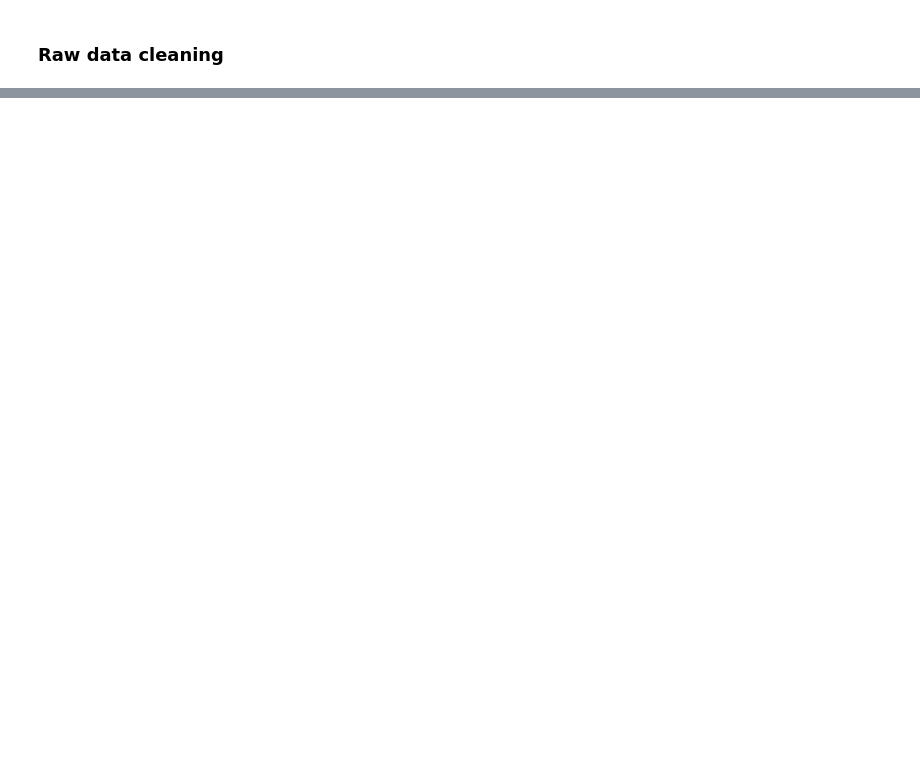
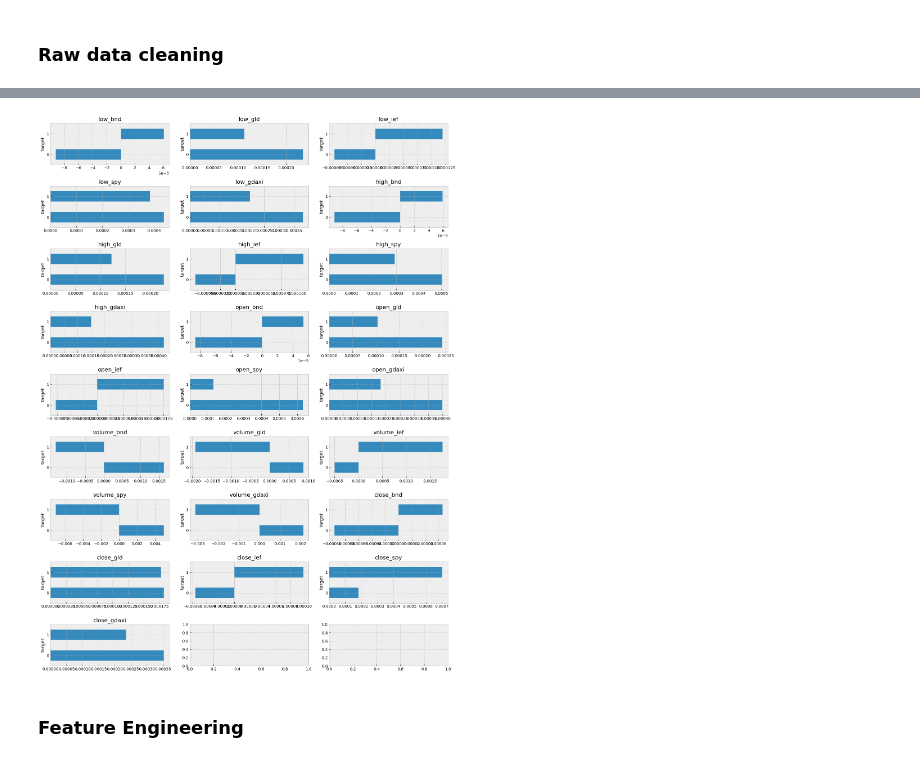
Before and after one commit to RobUngvari/dax-24-strat, a Jupyter notebook: proof_of_concept/[01] Data Cleaning, Feature Engineering, Target Creation.ipynb, the cells around one changed output, grey strips where cells are left out. Drawn from its saved outputs; the diff is of its cells as text; code cells hidden in the pictures; blank space fills up the shorter version.

Commit message:
Addig proof of concept feature engineering

```diff
--- a/proof_of_concept/[01] Data Cleaning, Feature Engineering, Target Creation.ipynb
+++ b/proof_of_concept/[01] Data Cleaning, Feature Engineering, Target Creation.ipynb
@@ -83,0 +83,19 @@ Freq: B, Name: close_gdaxi, Length: 3759, dtype: float64
+# %%
+fig, axes = plt.subplots(nrows=math.ceil(float_cols.shape[0] / 3), ncols=3, figsize=(15, 20))
+axes = axes.ravel()
+
+for i, col in enumerate(float_cols):
+    tmp = df.groupby('target')[col].agg(['mean', 'std'])
+    tmp.plot(kind="barh",
+             y="mean",
+             legend=False,
+             # xerr="std",
+             title=col,
+             # color='green',
+             ax=axes[i])
+
+plt.tight_layout();
+# %% [output]
+[figure, added]
+# %% [markdown]
+### Feature Engineering
```
Also changed, not shown: parts of 44 cells of this notebook, 1 other file.
